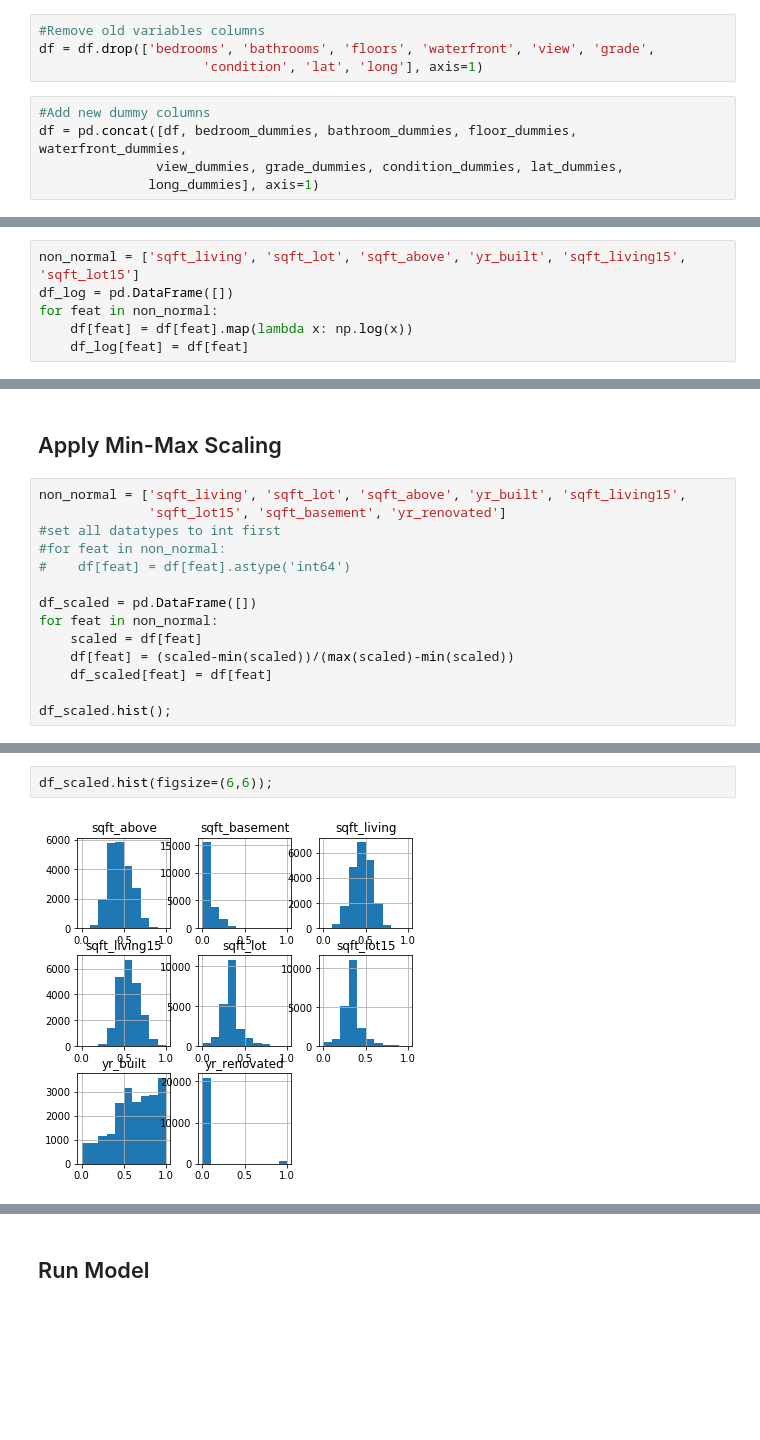
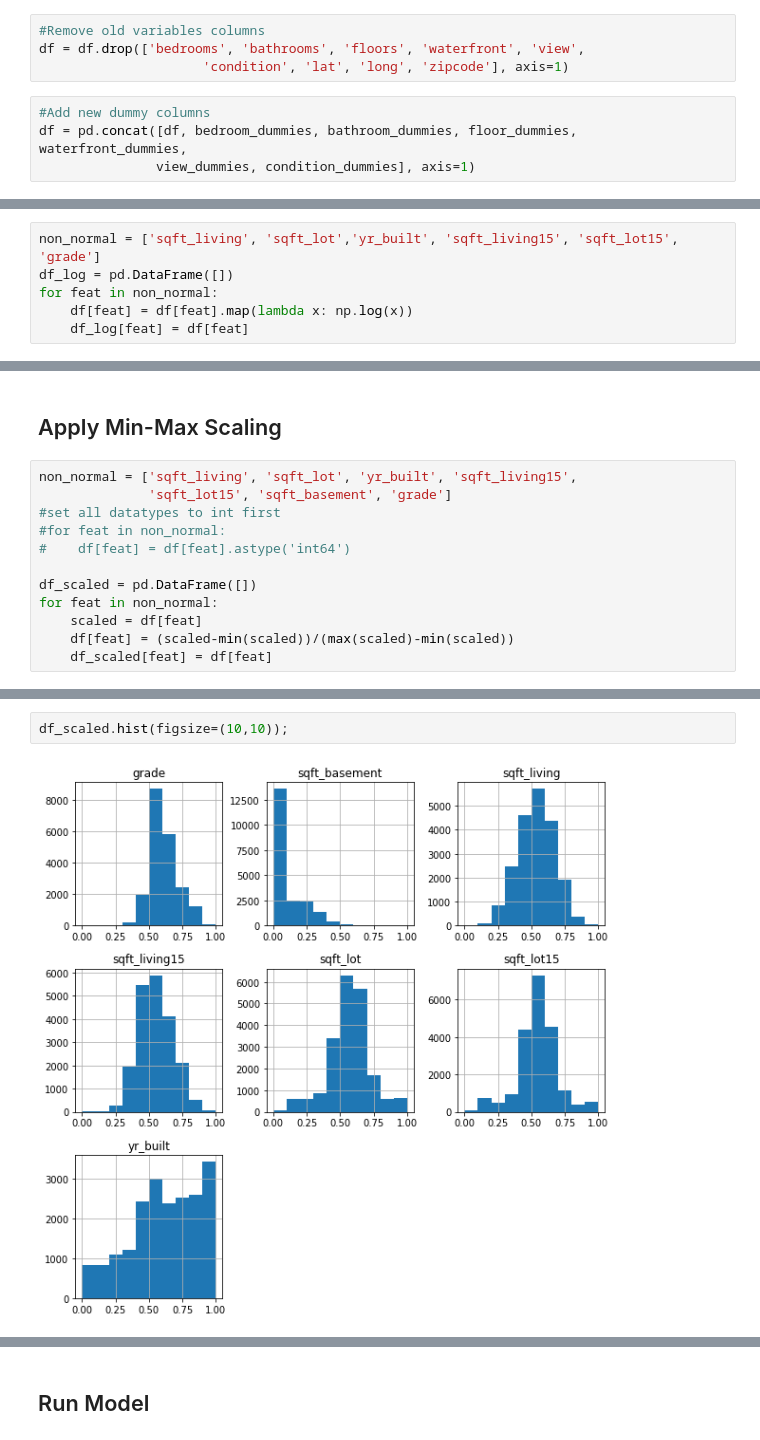
Before and after one commit to andymdc31/flatiron_project1, a Jupyter notebook: flatiron_project1/dsc-v2-mod1-final-project-online-ds-ft-081219/student.ipynb, the cells around one changed output, grey strips where cells are left out. Drawn from its saved outputs; the diff is of its cells as text; blank space fills up the shorter version.

```diff
--- a/flatiron_project1/dsc-v2-mod1-final-project-online-ds-ft-081219/student.ipynb
+++ b/flatiron_project1/dsc-v2-mod1-final-project-online-ds-ft-081219/student.ipynb
@@ -411,13 +447,12 @@ long_dummies =  pd.get_dummies(imputed_df['long'], prefix='long',
 df = imputed_df
 # %%
 #Remove old variables columns
-df = df.drop(['bedrooms', 'bathrooms', 'floors', 'waterfront', 'view', 'grade',
-                     'condition', 'lat', 'long'], axis=1)
+df = df.drop(['bedrooms', 'bathrooms', 'floors', 'waterfront', 'view',
+                     'condition', 'lat', 'long', 'zipcode'], axis=1)
 # %%
 #Add new dummy columns
 df = pd.concat([df, bedroom_dummies, bathroom_dummies, floor_dummies, waterfront_dummies,
-               view_dummies, grade_dummies, condition_dummies, lat_dummies,
-              long_dummies], axis=1)
+               view_dummies, condition_dummies], axis=1)
 # %%
 df.info()
 # %% [output]
@@ -441,7 +476,7 @@ memory usage: 2.6 MB
 # %% [markdown]
 ## Apply Log Transform to Non-Normal Features
 # %%
-non_normal = ['sqft_living', 'sqft_lot', 'sqft_above', 'yr_built', 'sqft_living15', 'sqft_lot15']
+non_normal = ['sqft_living', 'sqft_lot','yr_built', 'sqft_living15', 'sqft_lot15', 'grade']
 df_log = pd.DataFrame([])
 for feat in non_normal:
     df[feat] = df[feat].map(lambda x: np.log(x))
@@ -470,8 +498,8 @@ for col in df:
 # %% [markdown]
 ## Apply Min-Max Scaling
 # %%
-non_normal = ['sqft_living', 'sqft_lot', 'sqft_above', 'yr_built', 'sqft_living15',
-              'sqft_lot15', 'sqft_basement', 'yr_renovated']
+non_normal = ['sqft_living', 'sqft_lot', 'yr_built', 'sqft_living15',
+              'sqft_lot15', 'sqft_basement', 'grade']
 #set all datatypes to int first
 #for feat in non_normal:
 #    df[feat] = df[feat].astype('int64')
@@ -481,5 +509,3 @@ for feat in non_normal:
     scaled = df[feat]
     df[feat] = (scaled-min(scaled))/(max(scaled)-min(scaled))
     df_scaled[feat] = df[feat]
-
-df_scaled.hist();
@@ -488,7 +512,7 @@ df_scaled.hist();
 # %%
-df_scaled.hist(figsize=(6,6));
+df_scaled.hist(figsize=(10,10));
 # %% [output]
-[figure, old version]
+[figure, new version]
 # %%
 df.head()
 # %% [output]
```
Also changed, not shown: parts of 48 cells of this notebook.
